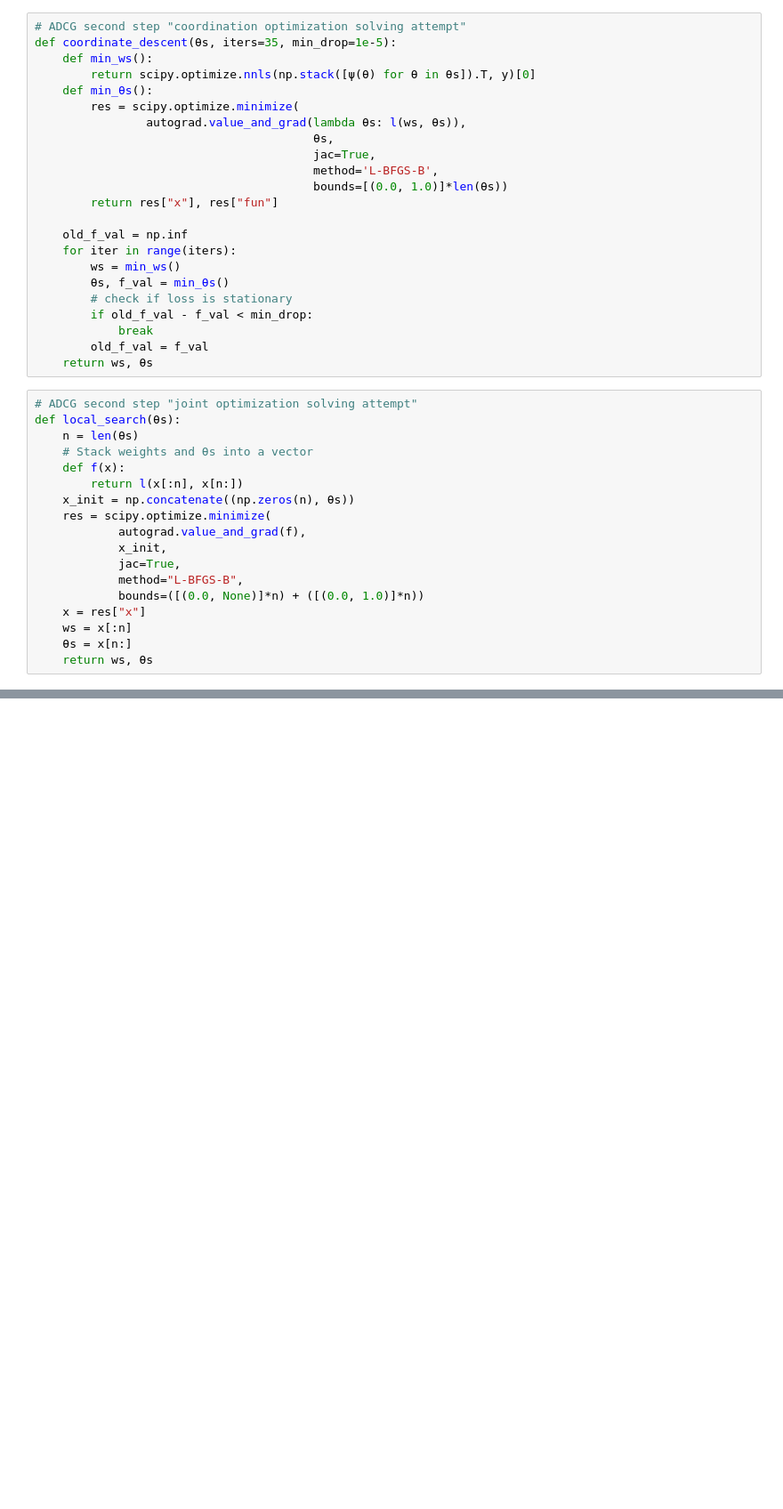
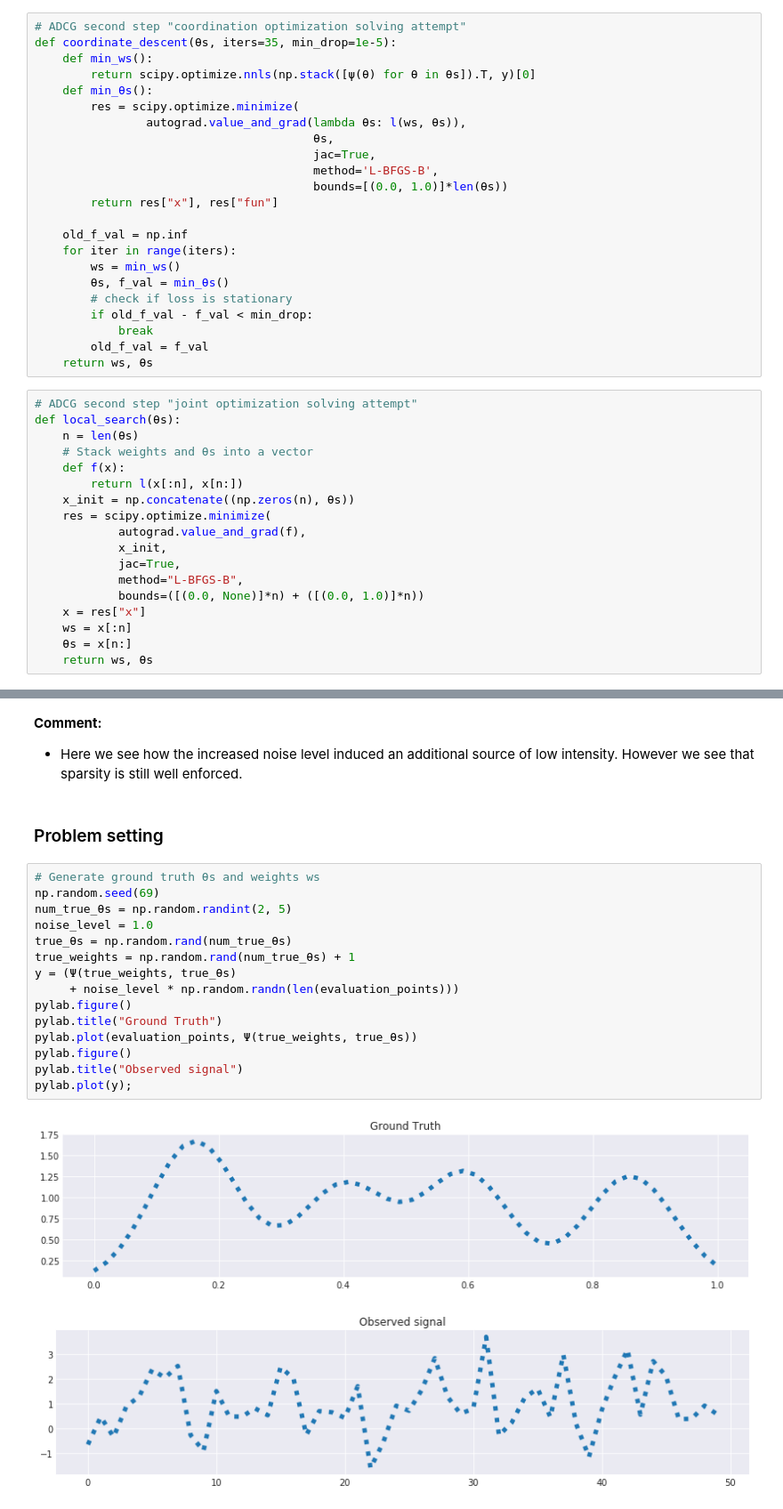
Before and after one commit to azouaoui-cv/MFDS_ADCG_project, a Jupyter notebook: ADCG_tutorial.ipynb, the cells around one changed output, grey strips where cells are left out. Shown at 89% size. Drawn from its saved outputs; the diff is of its cells as text; blank space fills up the shorter version.

```diff
--- a/ADCG_tutorial.ipynb
+++ b/ADCG_tutorial.ipynb
@@ -206,0 +348,24 @@ Local search timing: 1.976s
+# %% [markdown]
+**Comment:**
+
+* Here we see how the increased noise level induced an additional source of low intensity. However we see that sparsity is still well enforced.
+# %% [markdown]
+### Problem setting
+# %%
+# Generate ground truth θs and weights ws
+np.random.seed(69)
+num_true_θs = np.random.randint(2, 5)
+noise_level = 1.0
+true_θs = np.random.rand(num_true_θs)
+true_weights = np.random.rand(num_true_θs) + 1
+y = (Ψ(true_weights, true_θs)
+     + noise_level * np.random.randn(len(evaluation_points)))
+pylab.figure()
+pylab.title("Ground Truth")
+pylab.plot(evaluation_points, Ψ(true_weights, true_θs))
+pylab.figure()
+pylab.title("Observed signal")
+pylab.plot(y);
+# %% [output]
+[figure, added]
+[figure, added]
```
Also changed, not shown: parts of 72 cells of this notebook.
